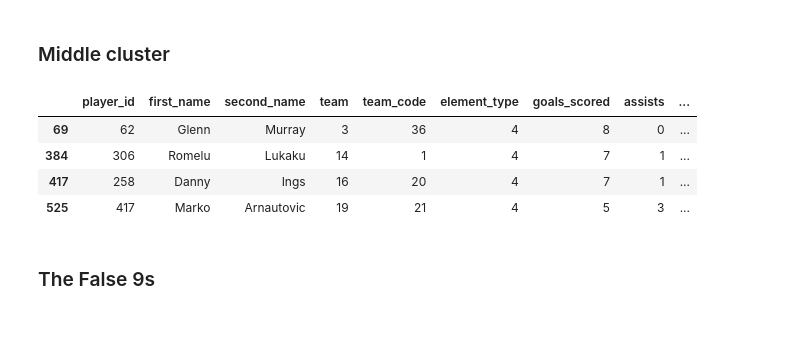
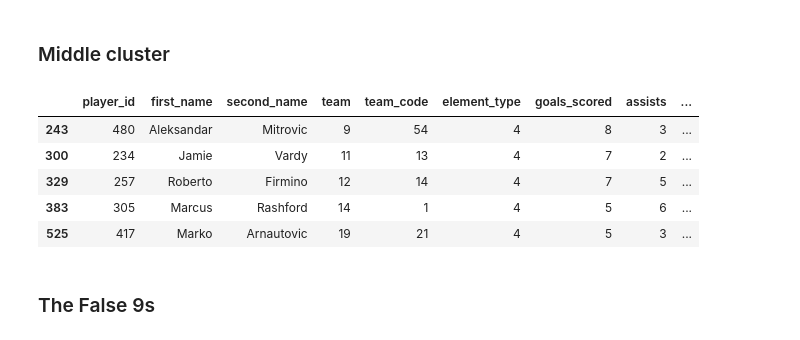
Before and after one commit to joei1994/FPL-analysis, a Jupyter notebook: players_analysis.ipynb, the cells around one changed output. Saved outputs shown, nothing was run; the diff lists cells and outputs as text; code cells hidden in the pictures.

```diff
--- a/players_analysis.ipynb
+++ b/players_analysis.ipynb
@@ -396,15 +396,16 @@ names
 # %%
 #Middle cluster
 goals_assists_consis = fw_stats_by_player_id['goals_scored']['consistency'] + fw_stats_by_player_id['assists']['consistency']
-middle_bools = (goals_assists_consis == 7) | (goals_assists_consis == 8)
+middle_bools = (goals_assists_consis >= 7.5) & (goals_assists_consis <= 10)
 ids = fw_stats_by_player_id.loc[middle_bools, :]['player_id']
 names = cleaned_players.loc[[player_id in list(ids)  for player_id in cleaned_players['player_id']], :]
 names
 # %% [output]
 |  | player_id | first_name | second_name | team | team_code | element_type | goals_scored | assists | ... |
-| 69 | 62 | Glenn | Murray | 3 | 36 | 4 | 8 | 0 | ... |
-| 384 | 306 | Romelu | Lukaku | 14 | 1 | 4 | 7 | 1 | ... |
-| 417 | 258 | Danny | Ings | 16 | 20 | 4 | 7 | 1 | ... |
+| 243 | 480 | Aleksandar | Mitrovic | 9 | 54 | 4 | 8 | 3 | ... |
+| 300 | 234 | Jamie | Vardy | 11 | 13 | 4 | 7 | 2 | ... |
+| 329 | 257 | Roberto | Firmino | 12 | 14 | 4 | 7 | 5 | ... |
+| 383 | 305 | Marcus | Rashford | 14 | 1 | 4 | 5 | 6 | ... |
 | 525 | 417 | Marko | Arnautovic | 19 | 21 | 4 | 5 | 3 | ... |
 # %% [markdown]
 ### The False 9s
```
Also changed, not shown: parts of 3 cells of this notebook, 1 other file.
